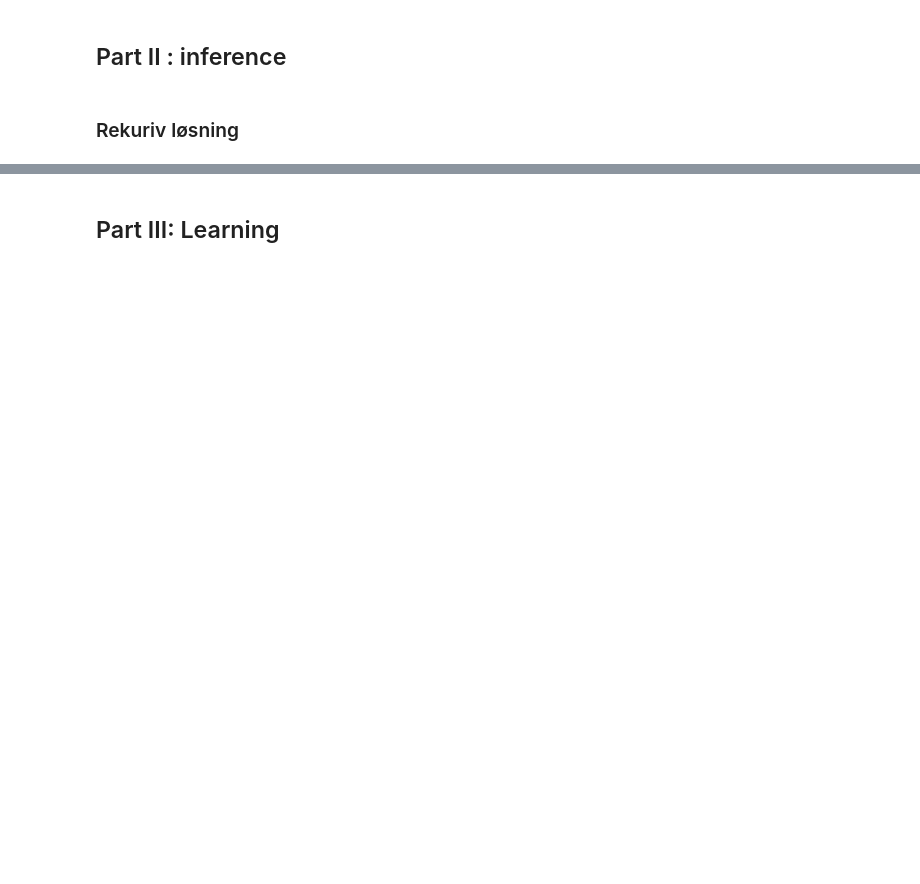
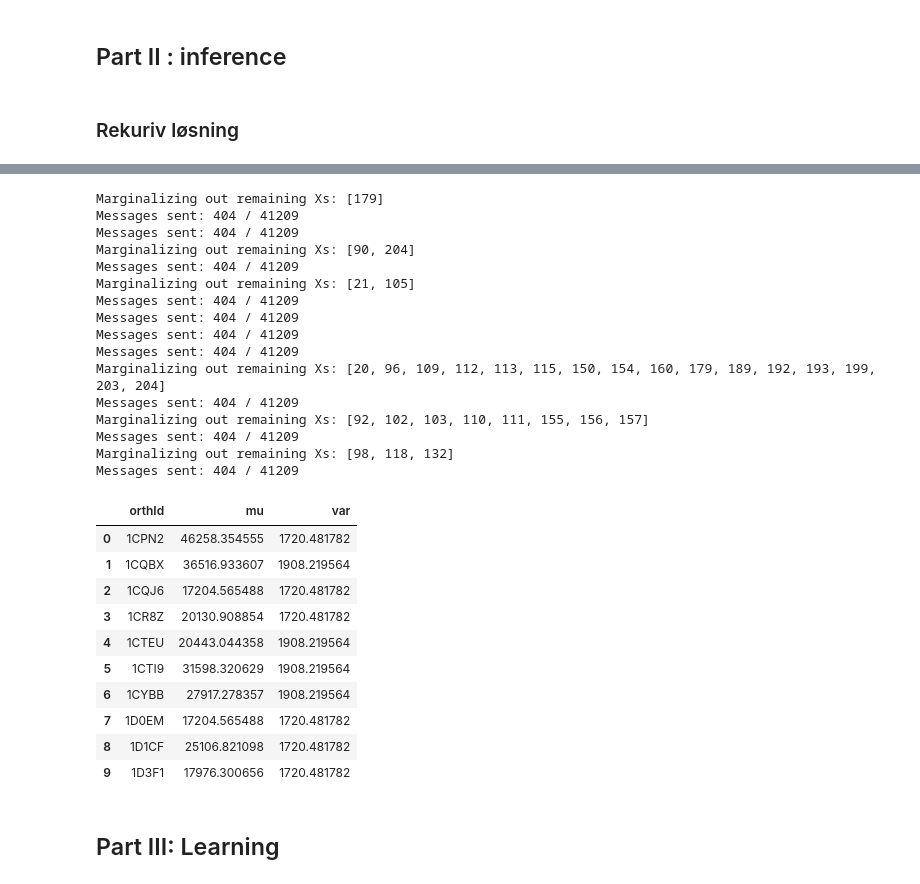
Before and after one commit to nygaardlarsen/ModCompExam, a Jupyter notebook: correct_J_h_implementation.ipynb, the cells around one changed output, grey strips where cells are left out. Saved outputs shown, nothing was run; the diff lists cells and outputs as text; code cells hidden in the pictures; blank space fills up the shorter version.

```diff
--- a/correct_J_h_implementation.ipynb
+++ b/correct_J_h_implementation.ipynb
@@ -531,3 +610,70 @@ True variance: 2500
+# %%
+def split_gene_data(tree, vert_genes):
+    data = pd.merge(tree, vert_genes, on='species', how='inner')
+    rows = []
+    for orth_id, group in data.groupby('orthId'):
+        child_glength = dict(zip(group['Child'], group['glength']))
+        rows.append({'orthId': orth_id, 'glength_dict': child_glength})
+
+    return pd.DataFrame(rows)
+
+real_data = split_gene_data(tree, vert_genes)
+
+
+def inference_on_node(real_data, node_of_interest):
+    rows = []
+    for _, row in real_data.iterrows():
+        orth_id = row['orthId']
+        glength_dict = row['glength_dict']
+
+        X_indices = list(glength_dict.keys())
+        X_values = np.array(list(glength_dict.values()))
+
+        z_hats, z_vars, Z_nodes = message_passing(G, alpha, beta, sigma_sq, alpha_0, sigma_0_sq, X_indices, X_values)
+
+
+        idx = mapping_GTM(node_of_interest)
+        mu = z_hats[idx]
+        var = z_vars[idx]
+
+
+        rows.append({'orthId': orth_id, 'mu': mu, 'var': var})
+
+    return pd.DataFrame(rows)
+
+
+node_of_interest = 407
+real_results = inference_on_node(real_data, node_of_interest)
+
+real_results
+# %% [output]
+Marginalizing out remaining Xs: [179]
+Messages sent: 404 / 41209
+Messages sent: 404 / 41209
+Marginalizing out remaining Xs: [90, 204]
+Messages sent: 404 / 41209
+Marginalizing out remaining Xs: [21, 105]
+Messages sent: 404 / 41209
+Messages sent: 404 / 41209
+Messages sent: 404 / 41209
+Messages sent: 404 / 41209
+Marginalizing out remaining Xs: [20, 96, 109, 112, 113, 115, 150, 154, 160, 179, 189, 192, 193, 199, 203, 204]
+Messages sent: 404 / 41209
+Marginalizing out remaining Xs: [92, 102, 103, 110, 111, 155, 156, 157]
+Messages sent: 404 / 41209
+Marginalizing out remaining Xs: [98, 118, 132]
+Messages sent: 404 / 41209
+|  | orthId | mu | var |
+| 0 | 1CPN2 | 46258.354555 | 1720.481782 |
+| 1 | 1CQBX | 36516.933607 | 1908.219564 |
+| 2 | 1CQJ6 | 17204.565488 | 1720.481782 |
+| 3 | 1CR8Z | 20130.908854 | 1720.481782 |
+| 4 | 1CTEU | 20443.044358 | 1908.219564 |
+| 5 | 1CTI9 | 31598.320629 | 1908.219564 |
+| 6 | 1CYBB | 27917.278357 | 1908.219564 |
+| 7 | 1D0EM | 17204.565488 | 1720.481782 |
+| 8 | 1D1CF | 25106.821098 | 1720.481782 |
+| 9 | 1D3F1 | 17976.300656 | 1720.481782 |
 # %% [markdown]
 ## Part III: Learning
 # %%
```
Also changed, not shown: parts of 14 cells of this notebook, 2 other files.
